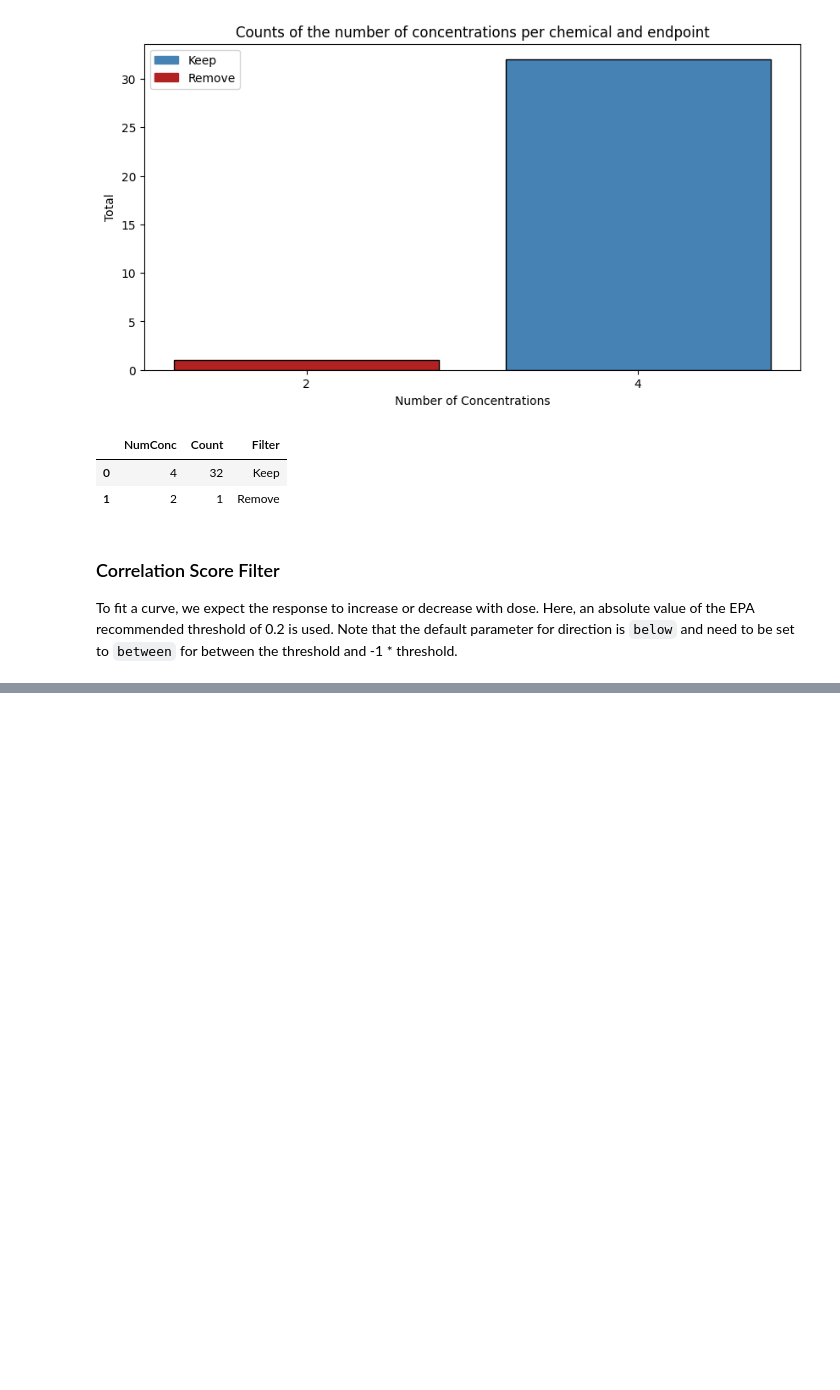
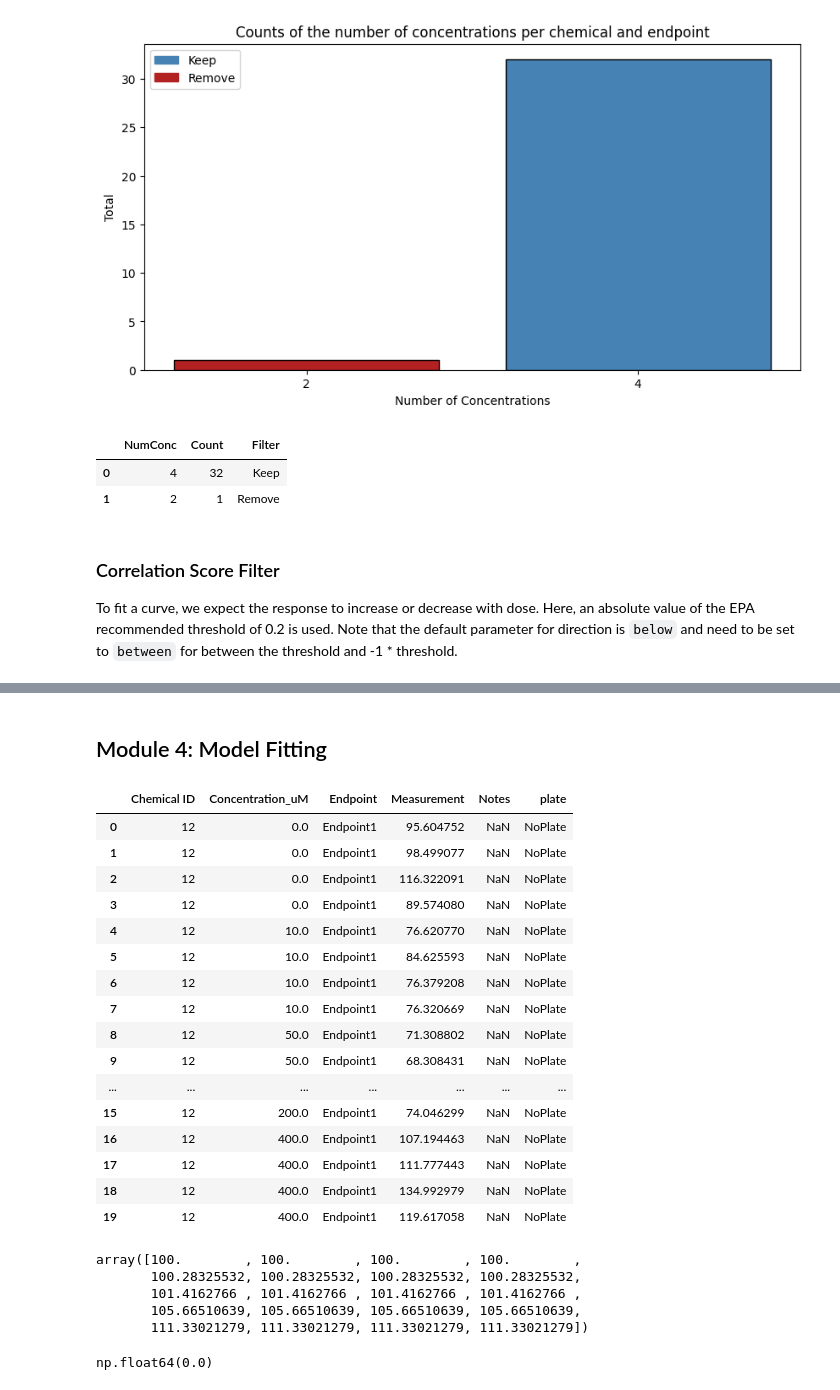
Before and after one commit to PNNL-CompBio/bmdrc, a Jupyter notebook: vignettes/Continuous Class Example.ipynb, the cells around one changed output, grey strips where cells are left out. Saved outputs shown, nothing was run; the diff lists cells and outputs as text; code cells hidden in the pictures; blank space fills up the shorter version.

Commit message:
Starting continuous curve models

```diff
--- a/vignettes/Continuous Class Example.ipynb
+++ b/vignettes/Continuous Class Example.ipynb
@@ -123,0 +127,74 @@ con.filter_correlation_score_df
+# %% [markdown]
+## Module 4: Model Fitting
+# %%
+data = con.df[(con.df["Chemical ID"] == "12") & (con.df["Endpoint"] == "Endpoint1")]
+data
+# %% [output]
+|  | Chemical ID | Concentration_uM | Endpoint | Measurement | Notes | plate |
+| 0 | 12 | 0.0 | Endpoint1 | 95.604752 | NaN | NoPlate |
+| 1 | 12 | 0.0 | Endpoint1 | 98.499077 | NaN | NoPlate |
+| 2 | 12 | 0.0 | Endpoint1 | 116.322091 | NaN | NoPlate |
+| 3 | 12 | 0.0 | Endpoint1 | 89.574080 | NaN | NoPlate |
+| 4 | 12 | 10.0 | Endpoint1 | 76.620770 | NaN | NoPlate |
+| 5 | 12 | 10.0 | Endpoint1 | 84.625593 | NaN | NoPlate |
+| 6 | 12 | 10.0 | Endpoint1 | 76.379208 | NaN | NoPlate |
+| 7 | 12 | 10.0 | Endpoint1 | 76.320669 | NaN | NoPlate |
+| 8 | 12 | 50.0 | Endpoint1 | 71.308802 | NaN | NoPlate |
+| 9 | 12 | 50.0 | Endpoint1 | 68.308431 | NaN | NoPlate |
+| ... | ... | ... | ... | ... | ... | ... |
+| 15 | 12 | 200.0 | Endpoint1 | 74.046299 | NaN | NoPlate |
+| 16 | 12 | 400.0 | Endpoint1 | 107.194463 | NaN | NoPlate |
+| 17 | 12 | 400.0 | Endpoint1 | 111.777443 | NaN | NoPlate |
+| 18 | 12 | 400.0 | Endpoint1 | 134.992979 | NaN | NoPlate |
+| 19 | 12 | 400.0 | Endpoint1 | 119.617058 | NaN | NoPlate |
+# %%
+from sklearn.linear_model import LinearRegression
+import numpy as np
+
+# Extract out the values
+x = data[con._concentration].to_numpy()
+y = data[con._response].to_numpy()
+fixed_intercept = 100
+
+# Adjust by intercept
+y = [val - fixed_intercept for val in y]
+
+# Fit linear model without intercept
+model = LinearRegression(fit_intercept=False)
+model.fit(x.reshape(-1, 1), y)
+
+# Predictions
+y_pred = model.predict(x.reshape(-1, 1)) + 100
+
+# Extract slope only
+params = model.coef_
+
+y_pred
+# %% [output]
+array([100.        , 100.        , 100.        , 100.        ,
+       100.28325532, 100.28325532, 100.28325532, 100.28325532,
+       101.4162766 , 101.4162766 , 101.4162766 , 101.4162766 ,
+       105.66510639, 105.66510639, 105.66510639, 105.66510639,
+       111.33021279, 111.33021279, 111.33021279, 111.33021279])
+# %%
+from scipy.stats import chi2
+
+
+# General use p_value function
+def gof_p_value(y_obs, y_pred, params):
+    '''Return a p-value of model fit (Goodness of Fit) for each unique ID and Model dataframe pairing'''
+
+    # Calculate the chi squared value
+    chi_squared = (((y_obs - y_pred)**2)).sum()
+
+    # Degrees of freedom: Number of observations minus number of model parameters
+    dof = len(y_obs) - len(params)
+
+    # Calculate p-value
+    p_value = 1 - chi2.cdf(chi_squared, dof)
+
+    return p_value
+
+gof_p_value(y, y_pred, params)
+# %% [output]
+np.float64(0.0)
```
Also changed, not shown: parts of 4 cells of this notebook, 6 other files.
